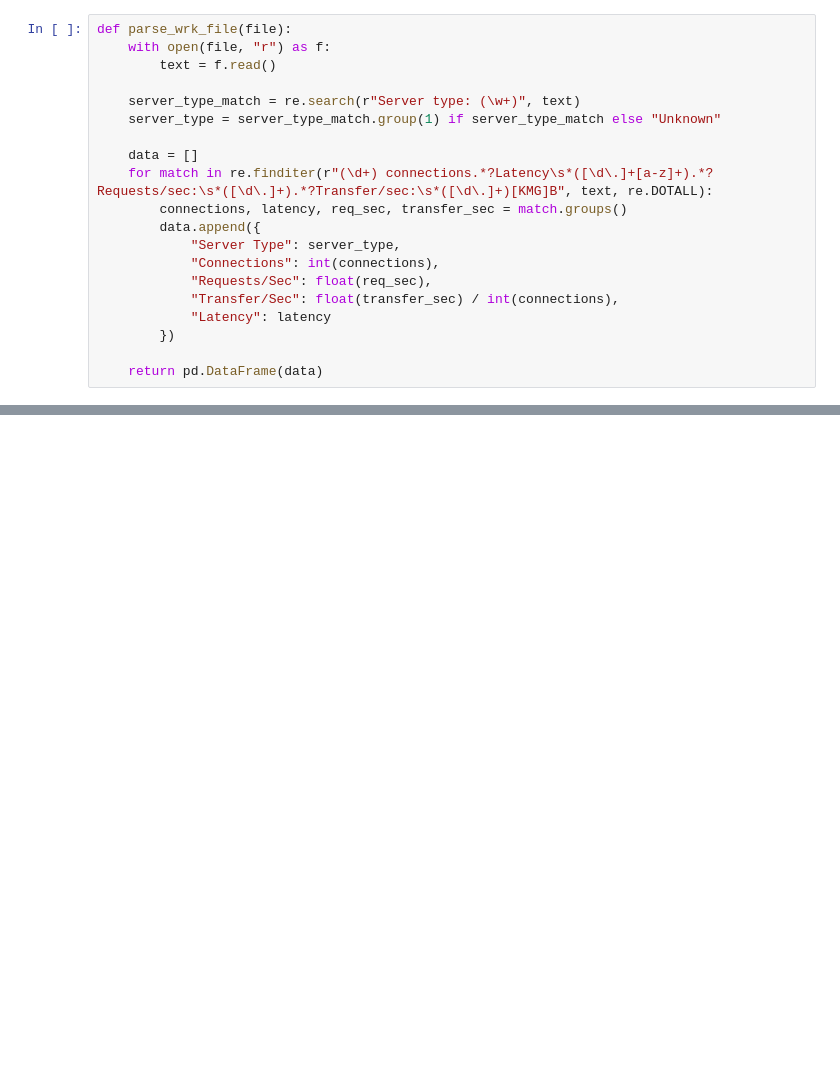
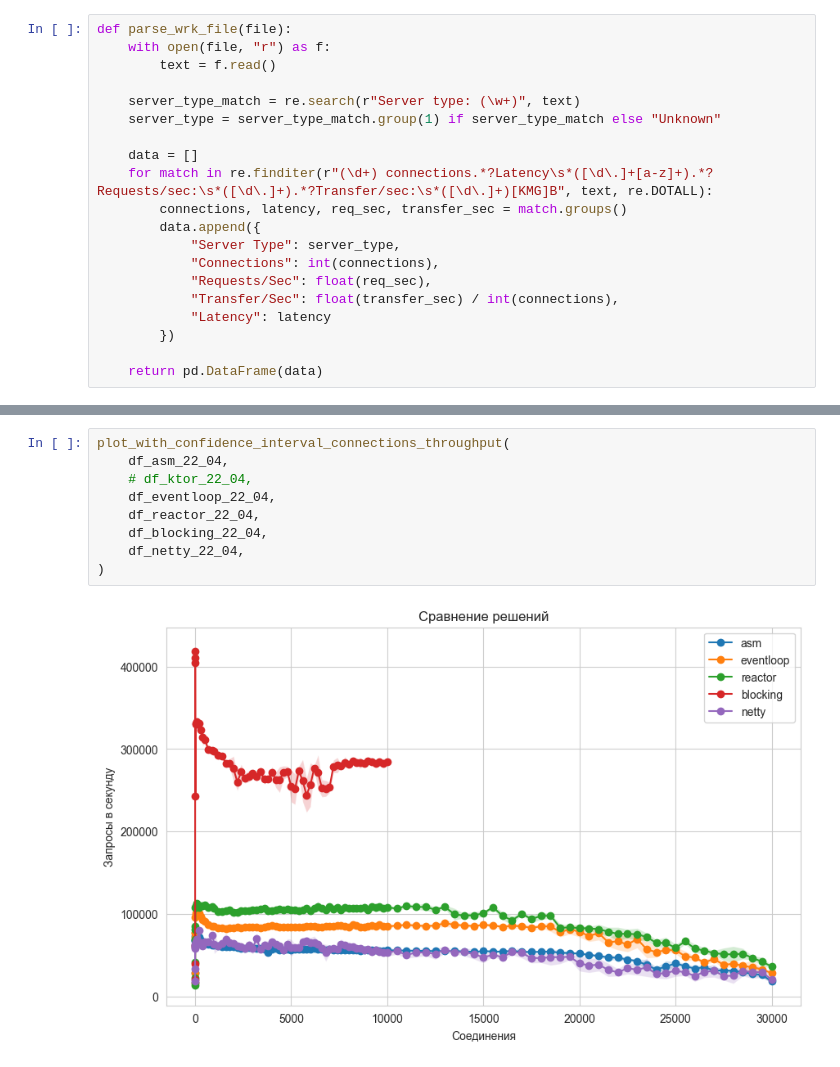
Before and after one commit to marychatte/diploma, a Jupyter notebook: results/results-analyzer.ipynb, the cells around one changed output, grey strips where cells are left out. Saved outputs shown, nothing was run; the diff lists cells and outputs as text; blank space fills up the shorter version.

```diff
--- a/results/results-analyzer.ipynb
+++ b/results/results-analyzer.ipynb
@@ -102,0 +163,11 @@ plot_graphs(df_blocking_after_1000, df_eventloop_after_1000, df_reactor_after_10
+# %%
+plot_with_confidence_interval_connections_throughput(
+    df_asm_22_04,
+    # df_ktor_22_04,
+    df_eventloop_22_04,
+    df_reactor_22_04,
+    df_blocking_22_04,
+    df_netty_22_04,
+)
+# %% [output]
+[figure, added]
```
Also changed, not shown: parts of 15 cells of this notebook, 26 other files.
